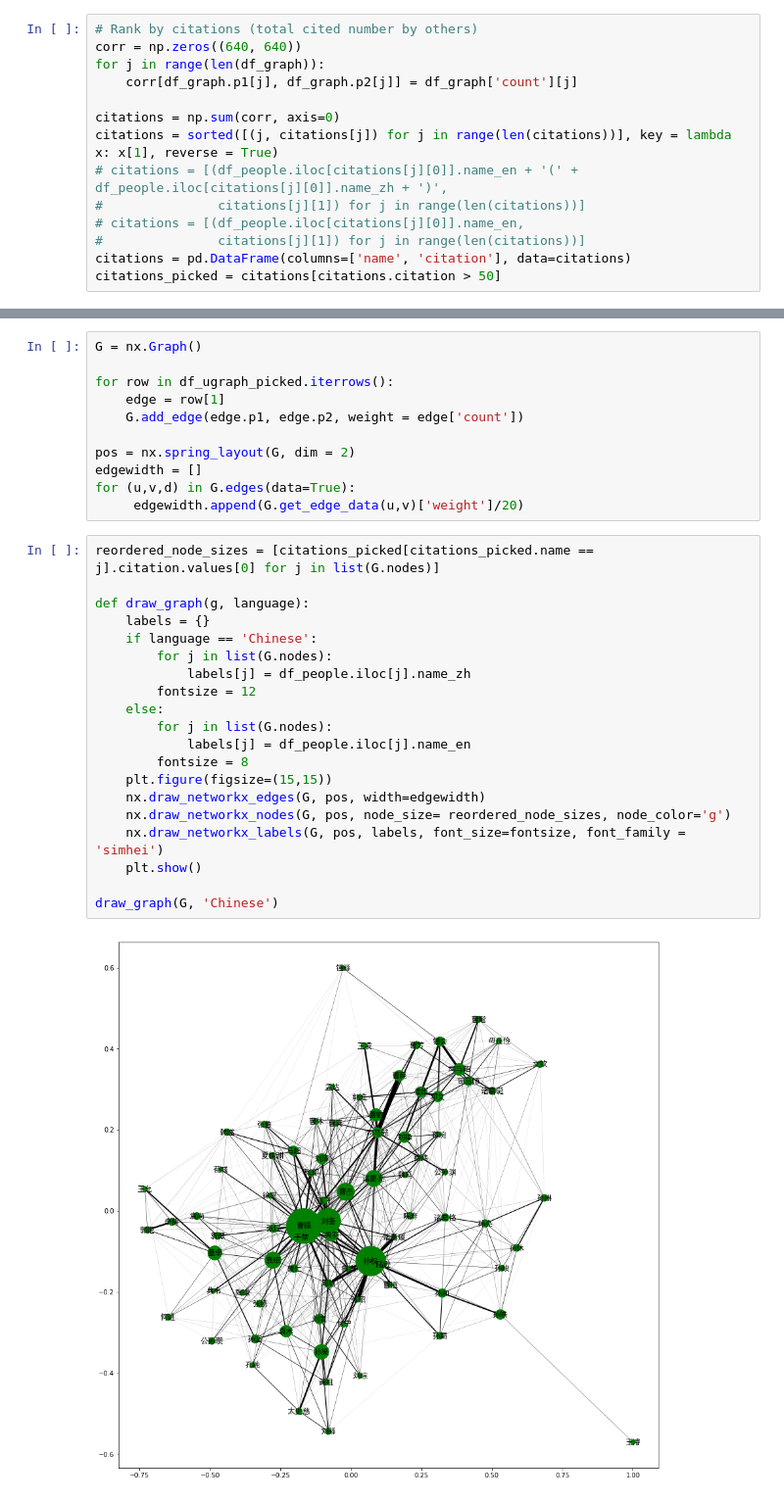
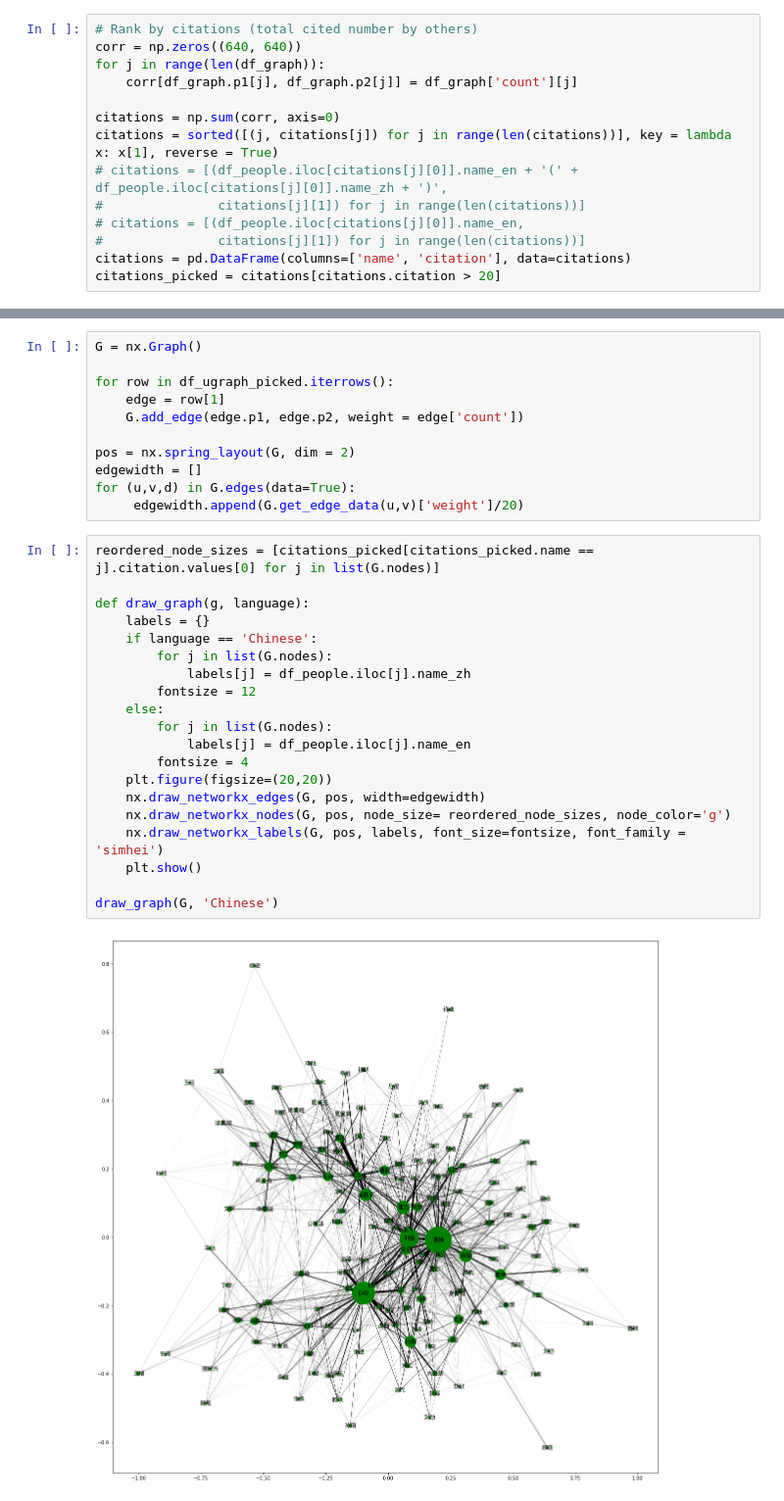
Before and after one commit to hengjiwang/three_kingdoms_social_network, a Jupyter notebook: 03_visualize_data.ipynb, the cells around one changed output, grey strips where cells are left out. Shown at 98% size. Saved outputs shown, nothing was run; the diff lists cells and outputs as text.

Commit message:
Change threshold of citations

```diff
--- a/03_visualize_data.ipynb
+++ b/03_visualize_data.ipynb
@@ -23,5 +23,5 @@ citations = sorted([(j, citations[j]) for j in range(len(citations))], key = lam
 # citations = [(df_people.iloc[citations[j][0]].name_en,
 #               citations[j][1]) for j in range(len(citations))]
 citations = pd.DataFrame(columns=['name', 'citation'], data=citations)
-citations_picked = citations[citations.citation > 50]
+citations_picked = citations[citations.citation > 20]
 # %%
@@ -62,22 +62,22 @@ for (u,v,d) in G.edges(data=True):
 # %%
 reordered_node_sizes = [citations_picked[citations_picked.name == j].citation.values[0] for j in list(G.nodes)]
 
 def draw_graph(g, language):
     labels = {}
     if language == 'Chinese':
         for j in list(G.nodes):
             labels[j] = df_people.iloc[j].name_zh
         fontsize = 12
     else:
         for j in list(G.nodes):
             labels[j] = df_people.iloc[j].name_en
-        fontsize = 8
-    plt.figure(figsize=(15,15))
+        fontsize = 4
+    plt.figure(figsize=(20,20))
     nx.draw_networkx_edges(G, pos, width=edgewidth)
     nx.draw_networkx_nodes(G, pos, node_size= reordered_node_sizes, node_color='g')
     nx.draw_networkx_labels(G, pos, labels, font_size=fontsize, font_family = 'simhei')
     plt.show()
 
 draw_graph(G, 'Chinese')
 # %% [output]
-[figure, old version]
+[figure, new version]
```
Also changed, not shown: parts of 1 cell of this notebook.
